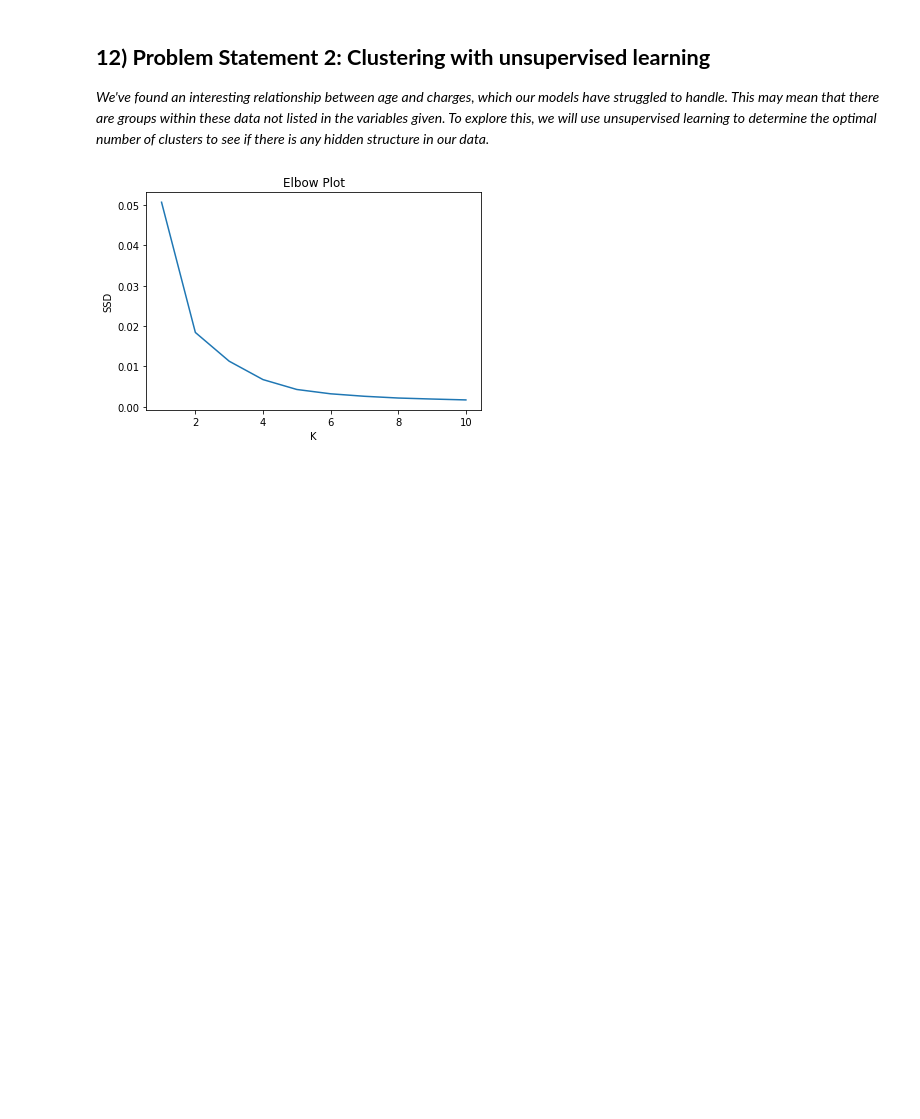
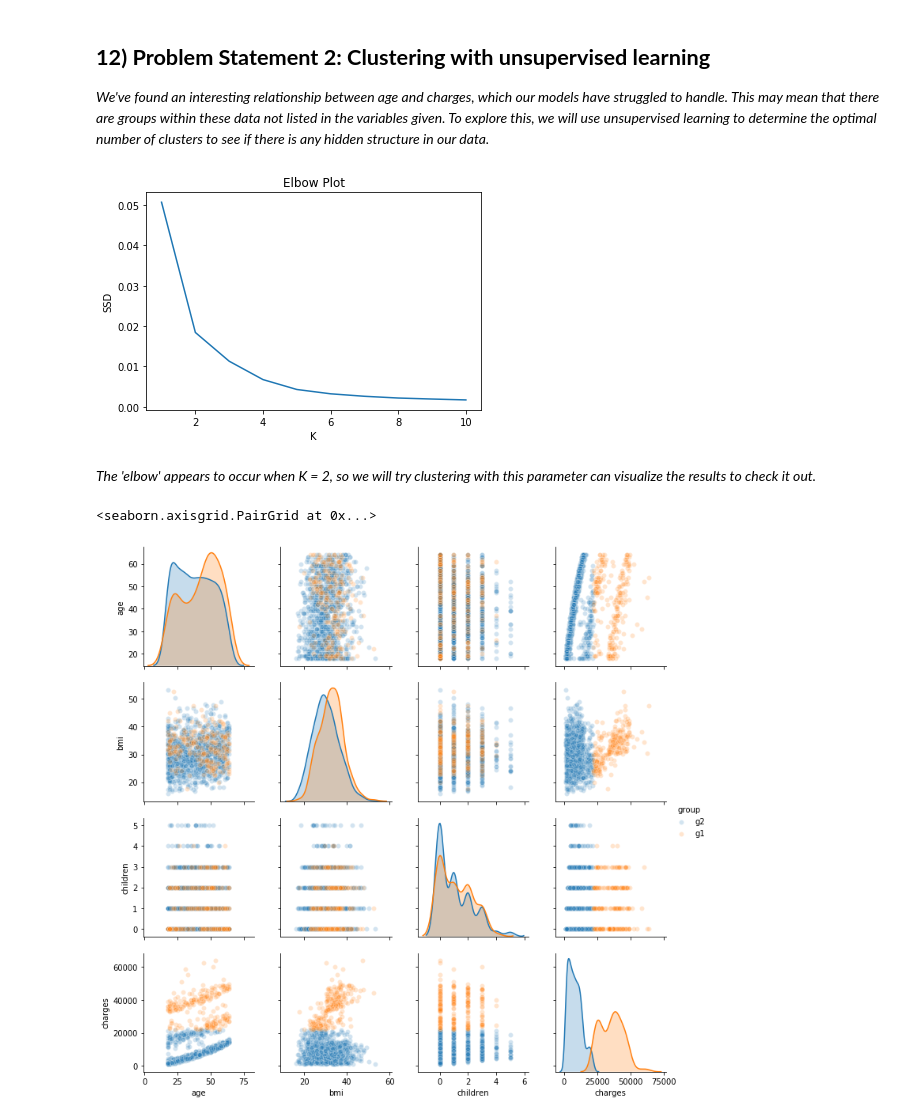
Before and after one commit to 1010shane/final-project, a Jupyter notebook: final-project.ipynb, the cells around one changed output. Cells and saved outputs as stored; diff of their text form; code cells hidden in the pictures; blank space fills up the shorter version.

Commit message:
did clustering

```diff
--- a/final-project.ipynb
+++ b/final-project.ipynb
@@ -694,3 +692,25 @@ def plot_elbow(dataset, max_clusters):
 plot_elbow(insur_norm_clustering, 10)
 # %% [output]
 [figure]
+# %% [markdown]
+*The 'elbow' appears to occur when K = 2, so we will try clustering with this parameter can visualize the results to check it out.*
+# %%
+cluster_data = insurance.copy()
+
+# Instantiate
+model = KMeans(
+    n_clusters=2,
+    random_state=1000,
+)
+# fit and predict
+cluster_labels = model.fit_predict(pd.get_dummies(insurance))
+
+#Make the cluster group its own column in the pandas df
+cluster_data['group'] = cluster_labels
+cluster_data['group'] = cluster_data['group'].replace([0, 1], ['g1', 'g2'])
+
+#Re-make the pairplot, coloring by these clusters
+sns.pairplot(cluster_data, hue = 'group', plot_kws= {'alpha' : .2})
+# %% [output]
+<seaborn.axisgrid.PairGrid at 0x...>
+[figure, added]
```
Also changed, not shown: parts of 13 cells of this notebook, 2 other files.
